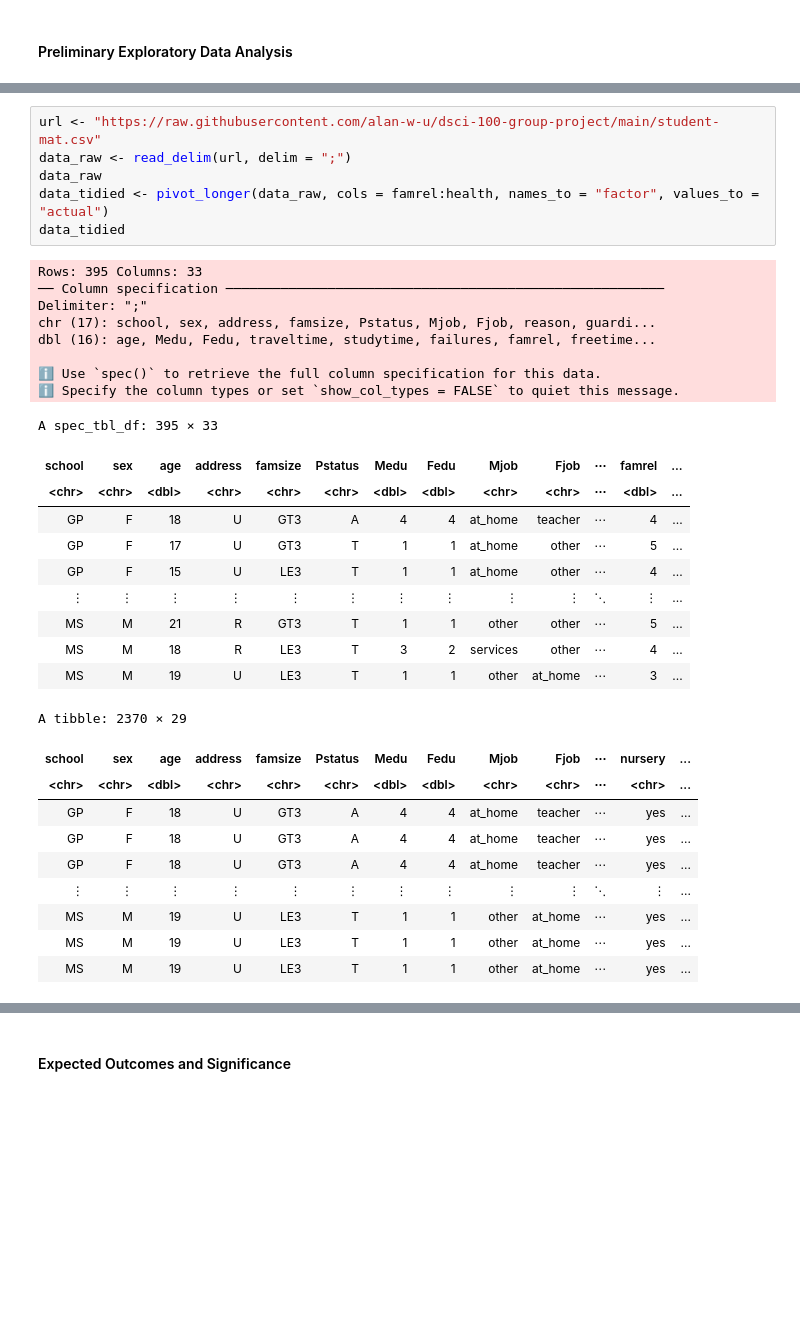
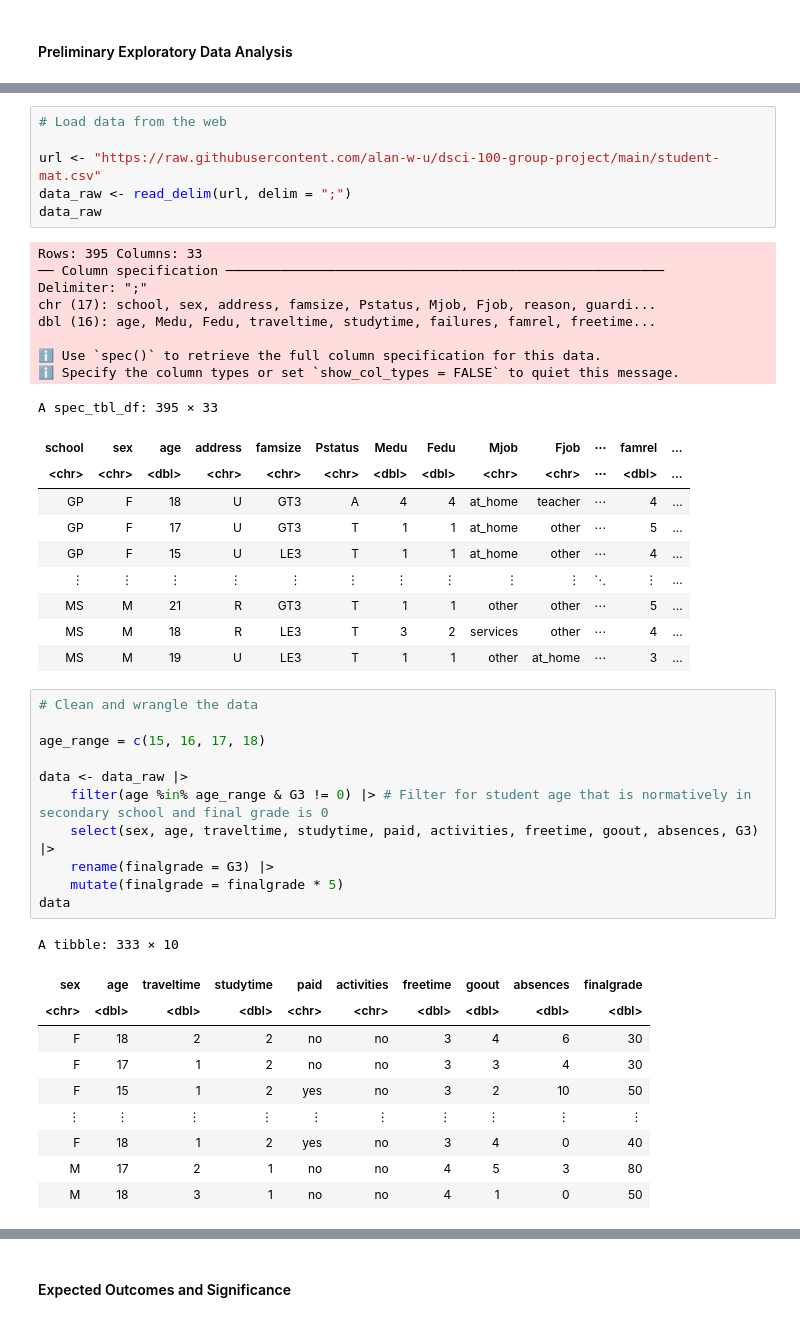
Before and after one commit to alan-w-u/dsci-100-group-project, a Jupyter notebook: project-proposal.ipynb, the cells around one changed output, grey strips where cells are left out. Saved outputs shown, nothing was run; the diff lists cells and outputs as text; blank space fills up the shorter version.

```diff
--- a/project-proposal.ipynb
+++ b/project-proposal.ipynb
@@ -17,9 +37,9 @@ library(dbplyr)
 # %%
+# Load data from the web
+
 url <- "https://raw.githubusercontent.com/alan-w-u/dsci-100-group-project/main/student-mat.csv"
 data_raw <- read_delim(url, delim = ";")
 data_raw
-data_tidied <- pivot_longer(data_raw, cols = famrel:health, names_to = "factor", values_to = "actual")
-data_tidied
 # %% [output]
 Rows: 395 Columns: 33
 ── Column specification ────────────────────────────────────────────────────────
@@ -39,13 +59,25 @@ A spec_tbl_df: 395 × 33
 | MS | M | 21 | R | GT3 | T | 1 | 1 | other | other | ⋯ | 5 | ... |
 | MS | M | 18 | R | LE3 | T | 3 | 2 | services | other | ⋯ | 4 | ... |
 | MS | M | 19 | U | LE3 | T | 1 | 1 | other | at_home | ⋯ | 3 | ... |
-A tibble: 2370 × 29
-| school | sex | age | address | famsize | Pstatus | Medu | Fedu | Mjob | Fjob | ⋯ | nursery | ... |
-| <chr> | <chr> | <dbl> | <chr> | <chr> | <chr> | <dbl> | <dbl> | <chr> | <chr> | ⋯ | <chr> | ... |
-| GP | F | 18 | U | GT3 | A | 4 | 4 | at_home | teacher | ⋯ | yes | ... |
-| GP | F | 18 | U | GT3 | A | 4 | 4 | at_home | teacher | ⋯ | yes | ... |
-| GP | F | 18 | U | GT3 | A | 4 | 4 | at_home | teacher | ⋯ | yes | ... |
-| ⋮ | ⋮ | ⋮ | ⋮ | ⋮ | ⋮ | ⋮ | ⋮ | ⋮ | ⋮ | ⋱ | ⋮ | ... |
-| MS | M | 19 | U | LE3 | T | 1 | 1 | other | at_home | ⋯ | yes | ... |
-| MS | M | 19 | U | LE3 | T | 1 | 1 | other | at_home | ⋯ | yes | ... |
-| MS | M | 19 | U | LE3 | T | 1 | 1 | other | at_home | ⋯ | yes | ... |
+# %%
+# Clean and wrangle the data
+
+age_range = c(15, 16, 17, 18)
+
+data <- data_raw |>
+    filter(age %in% age_range & G3 != 0) |> # Filter for student age that is normatively in secondary school and final grade is 0
+    select(sex, age, traveltime, studytime, paid, activities, freetime, goout, absences, G3) |>
+    rename(finalgrade = G3) |>
+    mutate(finalgrade = finalgrade * 5)
+data
+# %% [output]
+A tibble: 333 × 10
+| sex | age | traveltime | studytime | paid | activities | freetime | goout | absences | finalgrade |
+| <chr> | <dbl> | <dbl> | <dbl> | <chr> | <chr> | <dbl> | <dbl> | <dbl> | <dbl> |
+| F | 18 | 2 | 2 | no | no | 3 | 4 | 6 | 30 |
+| F | 17 | 1 | 2 | no | no | 3 | 3 | 4 | 30 |
+| F | 15 | 1 | 2 | yes | no | 3 | 2 | 10 | 50 |
+| ⋮ | ⋮ | ⋮ | ⋮ | ⋮ | ⋮ | ⋮ | ⋮ | ⋮ | ⋮ |
+| F | 18 | 1 | 2 | yes | no | 3 | 4 | 0 | 40 |
+| M | 17 | 2 | 1 | no | no | 4 | 5 | 3 | 80 |
+| M | 18 | 3 | 1 | no | no | 4 | 1 | 0 | 50 |
```
Also changed, not shown: parts of 4 cells of this notebook.
